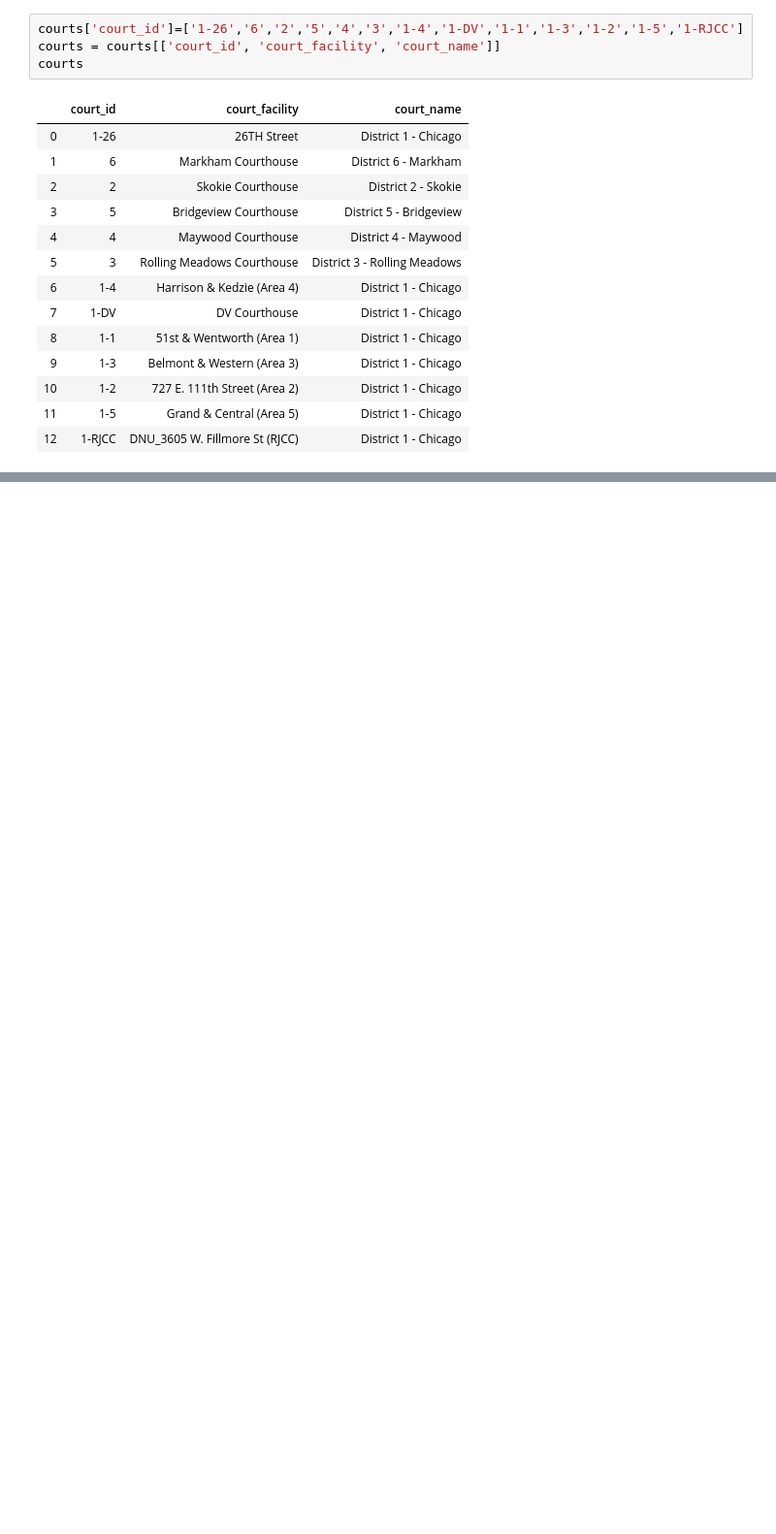
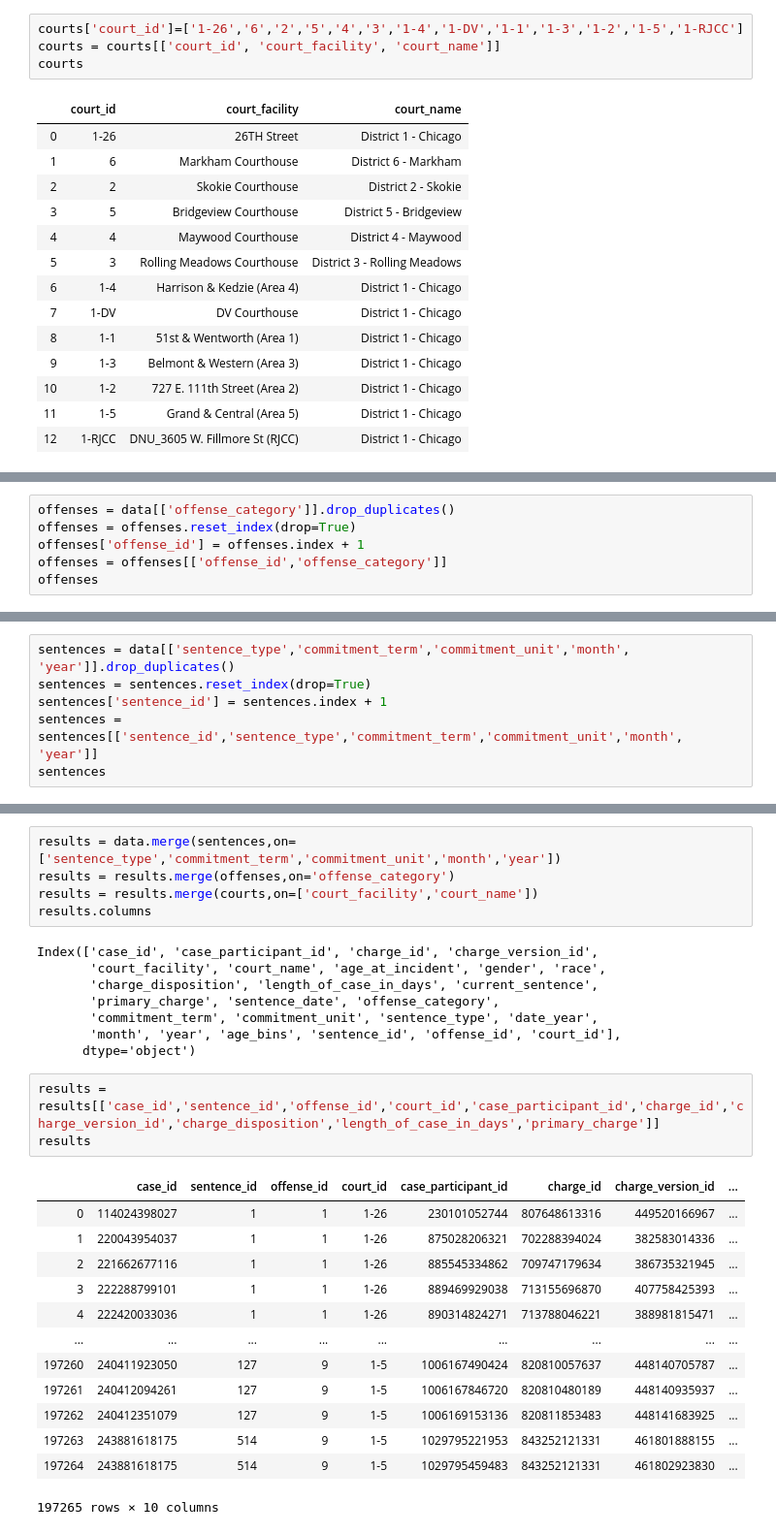
Before and after one commit to cckuqui/CCSAO-Sentencing, a Jupyter notebook: Back-end/data-cleaning.ipynb, the cells around one changed output, grey strips where cells are left out. Shown at 97% size. Drawn from its saved outputs; the diff is of its cells as text; blank space fills up the shorter version.

```diff
--- a/Back-end/data-cleaning.ipynb
+++ b/Back-end/data-cleaning.ipynb
@@ -1222,0 +1200,6 @@ charge_version_id list
+# %%
+offenses = data[['offense_category']].drop_duplicates()
+offenses = offenses.reset_index(drop=True)
+offenses['offense_id'] = offenses.index + 1
+offenses = offenses[['offense_id','offense_category']]
+offenses
@@ -1222,0 +1224,6 @@ charge_version_id list
+# %%
+sentences = data[['sentence_type','commitment_term','commitment_unit','month', 'year']].drop_duplicates()
+sentences = sentences.reset_index(drop=True)
+sentences['sentence_id'] = sentences.index + 1
+sentences = sentences[['sentence_id','sentence_type','commitment_term','commitment_unit','month', 'year']]
+sentences
@@ -1222,0 +1244,30 @@ charge_version_id list
+# %%
+results = data.merge(sentences,on=['sentence_type','commitment_term','commitment_unit','month','year'])
+results = results.merge(offenses,on='offense_category')
+results = results.merge(courts,on=['court_facility','court_name'])
+results.columns
+# %% [output]
+Index(['case_id', 'case_participant_id', 'charge_id', 'charge_version_id',
+       'court_facility', 'court_name', 'age_at_incident', 'gender', 'race',
+       'charge_disposition', 'length_of_case_in_days', 'current_sentence',
+       'primary_charge', 'sentence_date', 'offense_category',
+       'commitment_term', 'commitment_unit', 'sentence_type', 'date_year',
+       'month', 'year', 'age_bins', 'sentence_id', 'offense_id', 'court_id'],
+      dtype='object')
+# %%
+results = results[['case_id','sentence_id','offense_id','court_id','case_participant_id','charge_id','charge_version_id','charge_disposition','length_of_case_in_days','primary_charge']]
+results
+# %% [output]
+|  | case_id | sentence_id | offense_id | court_id | case_participant_id | charge_id | charge_version_id | ... |
+| 0 | 114024398027 | 1 | 1 | 1-26 | 230101052744 | 807648613316 | 449520166967 | ... |
+| 1 | 220043954037 | 1 | 1 | 1-26 | 875028206321 | 702288394024 | 382583014336 | ... |
+| 2 | 221662677116 | 1 | 1 | 1-26 | 885545334862 | 709747179634 | 386735321945 | ... |
+| 3 | 222288799101 | 1 | 1 | 1-26 | 889469929038 | 713155696870 | 407758425393 | ... |
+| 4 | 222420033036 | 1 | 1 | 1-26 | 890314824271 | 713788046221 | 388981815471 | ... |
+| ... | ... | ... | ... | ... | ... | ... | ... | ... |
+| 197260 | 240411923050 | 127 | 9 | 1-5 | 1006167490424 | 820810057637 | 448140705787 | ... |
+| 197261 | 240412094261 | 127 | 9 | 1-5 | 1006167846720 | 820810480189 | 448140935937 | ... |
+| 197262 | 240412351079 | 127 | 9 | 1-5 | 1006169153136 | 820811853483 | 448141683925 | ... |
+| 197263 | 243881618175 | 514 | 9 | 1-5 | 1029795221953 | 843252121331 | 461801888155 | ... |
+| 197264 | 243881618175 | 514 | 9 | 1-5 | 1029795459483 | 843252121331 | 461802923830 | ... |
+197265 rows × 10 columns
```
Also changed, not shown: parts of 33 cells of this notebook, 3 other files.
